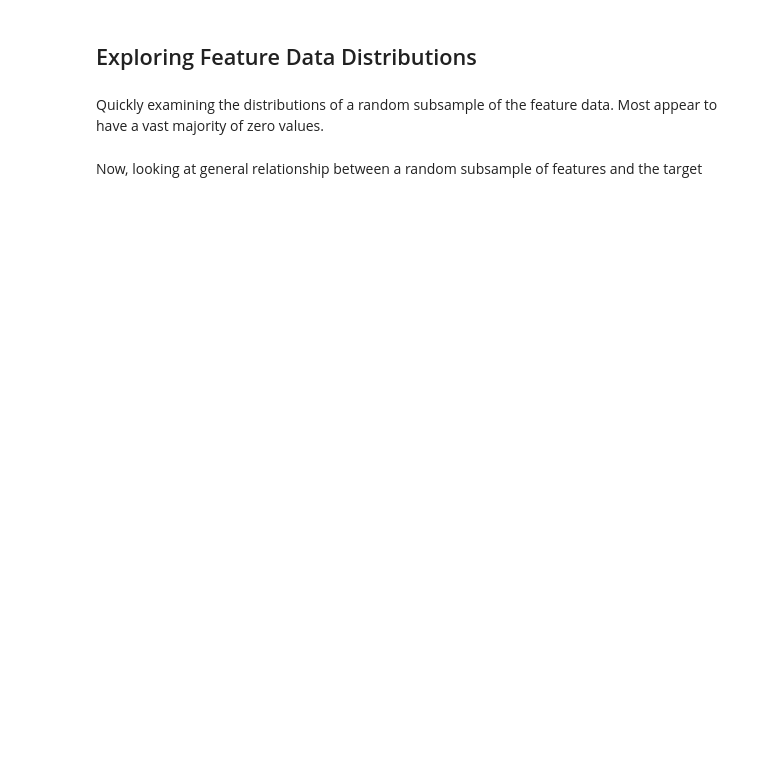
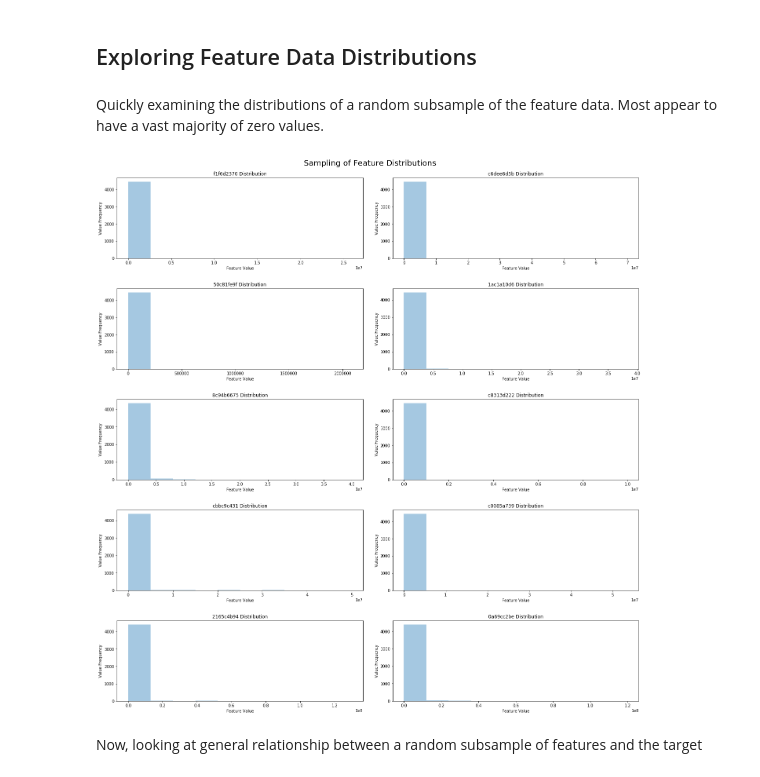
Before and after one commit to Antonio-RG/Banking_purchase_predictor, a Jupyter notebook: Santander_EDA.ipynb, the cells around one changed output. Cells and saved outputs as stored; diff of their text form; code cells hidden in the pictures; blank space fills up the shorter version.

```diff
--- a/Santander_EDA.ipynb
+++ b/Santander_EDA.ipynb
@@ -98,11 +121,20 @@ sns.distplot(stats.boxcox(train_df.target.values)[0], bins=30, ax=ax2, kde=True)
 # %% [markdown]
 Quickly examining the distributions of a random subsample of the feature data. Most appear to have a vast majority of zero values.
 # %%
-fig = plt.figure(figsize=(20, 100))
+sample=10
 
-for i, col in enumerate(train_df.iloc[:, 1:].sample(30, axis=1)):
-    ax = fig.add_subplot(25, 2, i+1)
-    sns.distplot(train_df[col].values, bins=10, ax = ax, kde=False).set_title('{} Distribution'.format(col))
+fig = plt.figure(figsize=(20, 20))
+
+for i, col in enumerate(train_df.iloc[:, 1:].sample(sample, axis=1)):
+    ax = fig.add_subplot(5, 2, i+1)
+    sns.distplot(train_df[col].values, bins=10, ax = ax, kde=False).set_title('{} Distribution'.format(col), fontsize=12)
+    ax.set_ylabel('Value Frequency', fontsize=10)
+    ax.set_xlabel('Feature Value', fontsize=10)
+
+fig.suptitle('Sampling of Feature Distributions', fontsize=20, y=1)
+fig.tight_layout(pad=3.0)
+# %% [output]
+[figure, added]
 # %% [markdown]
 Now, looking at general relationship between a random subsample of features and the target
 # %%
```
Also changed, not shown: parts of 29 cells of this notebook, 10 other files.
